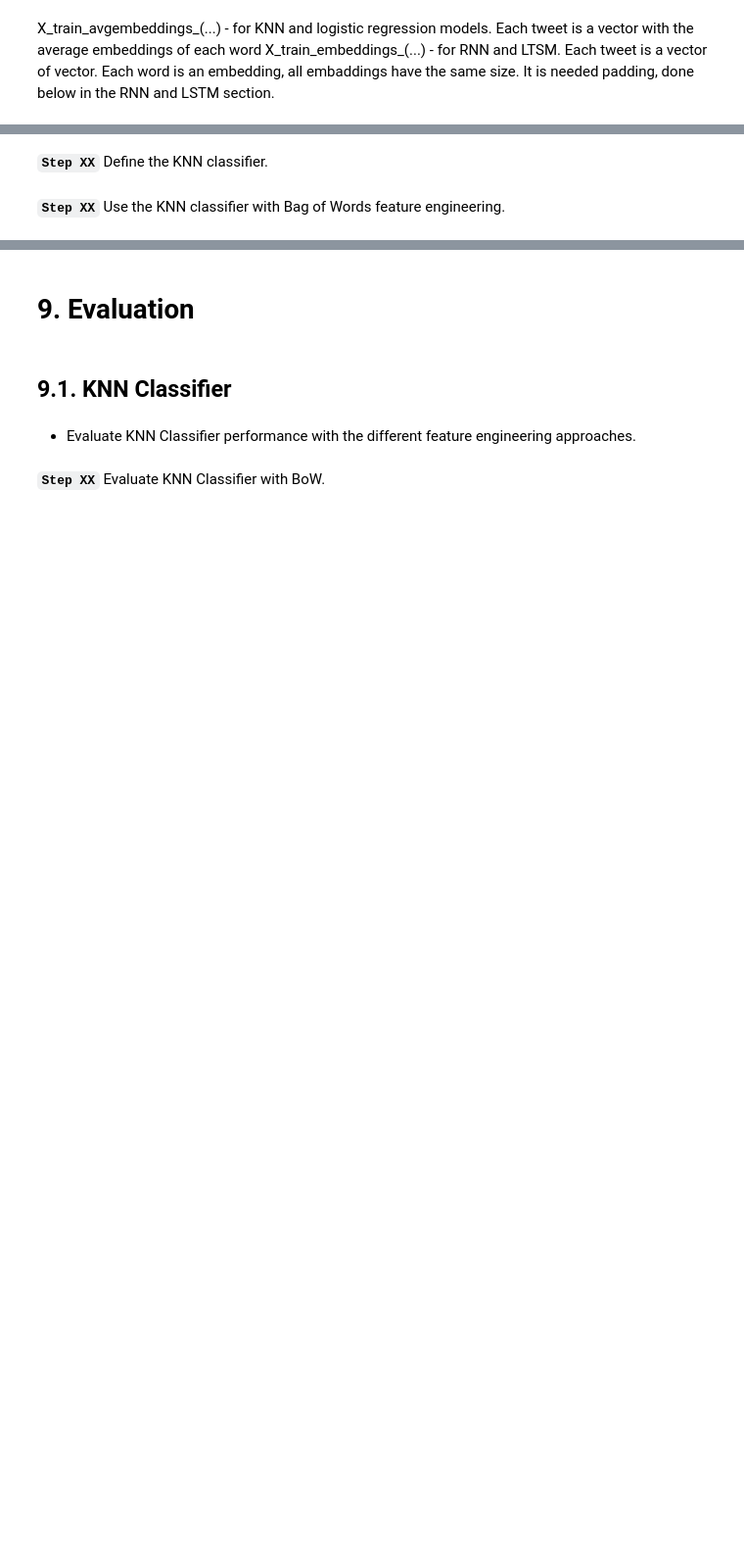
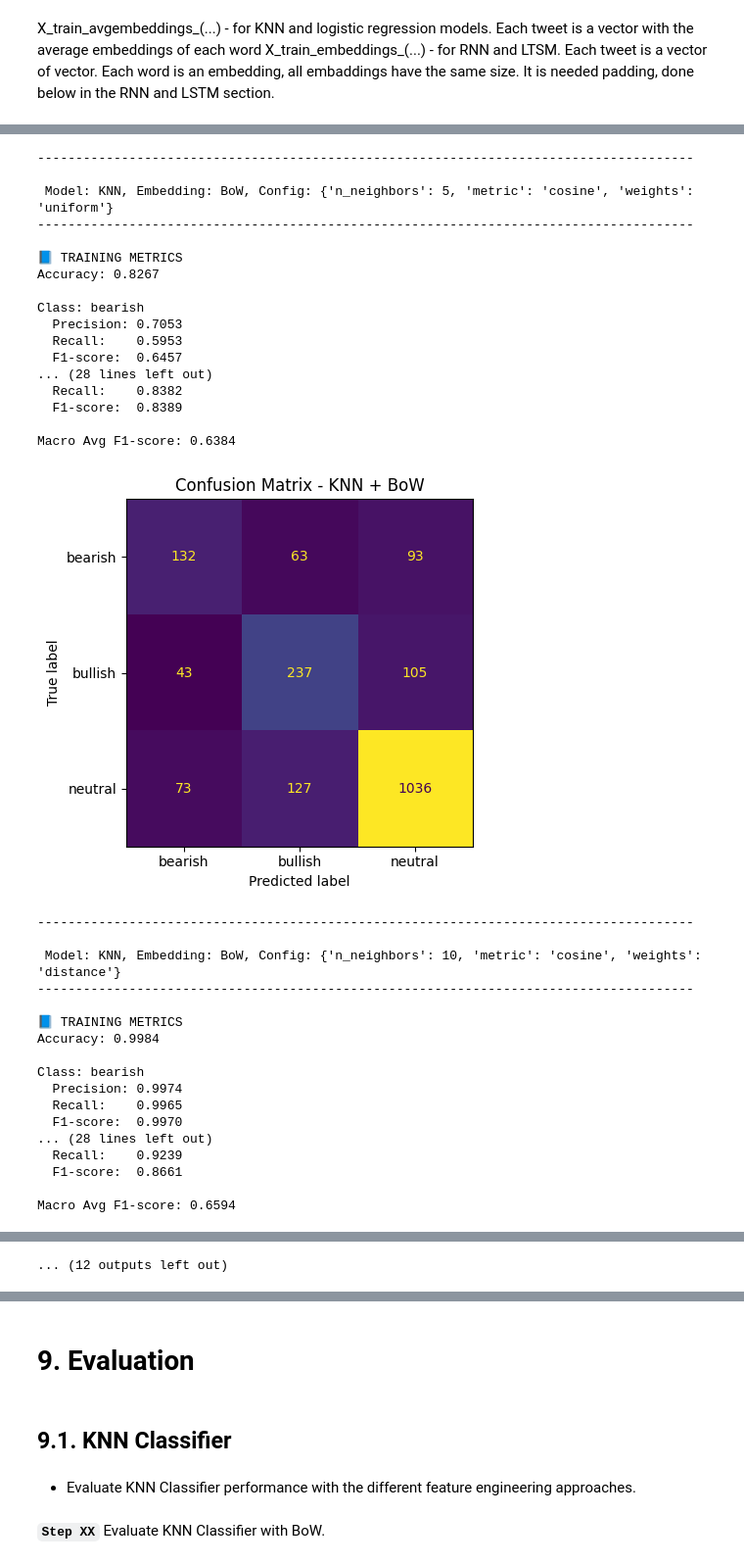
Before and after one commit to fabiofficial/Text_Mining_Project, a Jupyter notebook: Notebooks/tm_tests_KNN_LOG_MARIANA.ipynb, the cells around one changed output, grey strips where cells are left out. Shown at 98% size. Drawn from its saved outputs; the diff is of its cells as text; code cells hidden in the pictures; blank space fills up the shorter version.

```diff
--- a/Notebooks/tm_tests_KNN_LOG_MARIANA.ipynb
+++ b/Notebooks/tm_tests_KNN_LOG_MARIANA.ipynb
@@ -549,5 +482,5 @@ plt.show()
 # %% [markdown]
 __`Step 19`__ Apply word2vec to the X_train already preprocessed.
 # %%
-X_train_cleaned_word2vec=preprocess(X_train['text'], word2vec=True)
+# X_train_cleaned_word2vec=preprocess(X_train['text'], word2vec=True)
 # %%
@@ -677,0 +620,13 @@ X_train_embeddings_(...) - for RNN and LTSM. Each tweet is a vector of vector. E
+# %%
+feature_sets = {
+    "BoW": (X_train_bow, X_val_bow),
+    "Word2Vec": (X_train_avgembeddings_from_scratch, X_val_avgembeddings_from_scratch),
+    "GloVe": (X_train_avgembeddings_glove, X_val_avgembeddings_glove),
+    "Transformer": (X_train_avgembeddings_transformer, X_val_avgembeddings_transformer)
+}
+# %%
+knn_configs = [
+    {"n_neighbors": 5, "metric": "cosine", "weights": "uniform"},
+    {"n_neighbors": 10, "metric": "cosine", "weights": "distance"},
+    {"n_neighbors": 15, "metric": "euclidean", "weights": "distance"}
+]
@@ -680,2 +700,0 @@ X_train_embeddings_(...) - for RNN and LTSM. Each tweet is a vector of vector. E
-# %% [markdown]
-__`Step XX`__ Define the KNN classifier.
@@ -684,6 +701,53 @@ knn_model = KNeighborsClassifier(n_neighbors=10, metric='cosine', weights='dista
-# %% [markdown]
-__`Step XX`__ Use the KNN classifier with Bag of Words feature engineering.
-# %%
-knn_model.fit(X_train_bow, y_train)
-
-y_pred_bow = knn_model.predict(X_val_bow)
+# %%
+results = []
+
+for rep_name, (X_train, X_val) in feature_sets.items():
+    for config in knn_configs:
+        # Initialize model with current hyperparameters
+        knn = KNeighborsClassifier(**config)
+        # Train and predict
+        knn.fit(X_train, y_train)
+        y_pred = knn.predict(X_val)
+        # Evaluate
+        acc = evaluate_and_print(knn, X_train, y_train, X_val, y_val, "KNN", rep_name, config)
+        results.append({
+            "embedding": rep_name,
+            "config": config,
+            "accuracy": acc
+        })
+# %% [output]
+--------------------------------------------------------------------------------------
+
+ Model: KNN, Embedding: BoW, Config: {'n_neighbors': 5, 'metric': 'cosine', 'weights': 'uniform'}
+--------------------------------------------------------------------------------------
+
+📘 TRAINING METRICS
+Accuracy: 0.8267
+
+Class: bearish
+  Precision: 0.7053
+  Recall:    0.5953
+  F1-score:  0.6457
+... (28 lines left out)
+  Recall:    0.8382
+  F1-score:  0.8389
+
+Macro Avg F1-score: 0.6384
+[figure, added]
+--------------------------------------------------------------------------------------
+
+ Model: KNN, Embedding: BoW, Config: {'n_neighbors': 10, 'metric': 'cosine', 'weights': 'distance'}
+--------------------------------------------------------------------------------------
+
+📘 TRAINING METRICS
+Accuracy: 0.9984
+
+Class: bearish
+  Precision: 0.9974
+  Recall:    0.9965
+  F1-score:  0.9970
+... (28 lines left out)
+  Recall:    0.9239
+  F1-score:  0.8661
+
+Macro Avg F1-score: 0.6594
@@ -690 +827,2 @@ y_pred_bow = knn_model.predict(X_val_bow)
+... (12 outputs left out)
 # %% [markdown]
```
Also changed, not shown: parts of 39 cells of this notebook.
